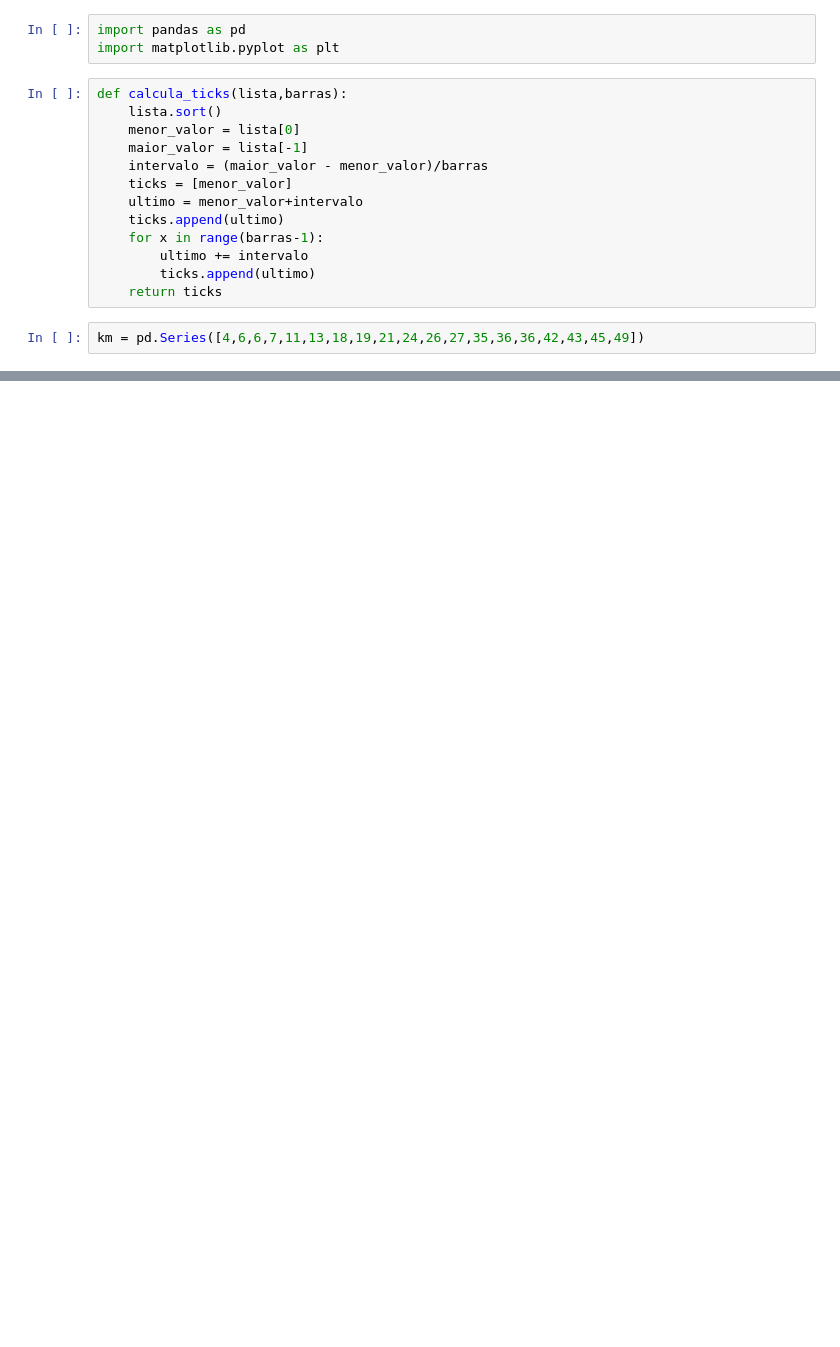
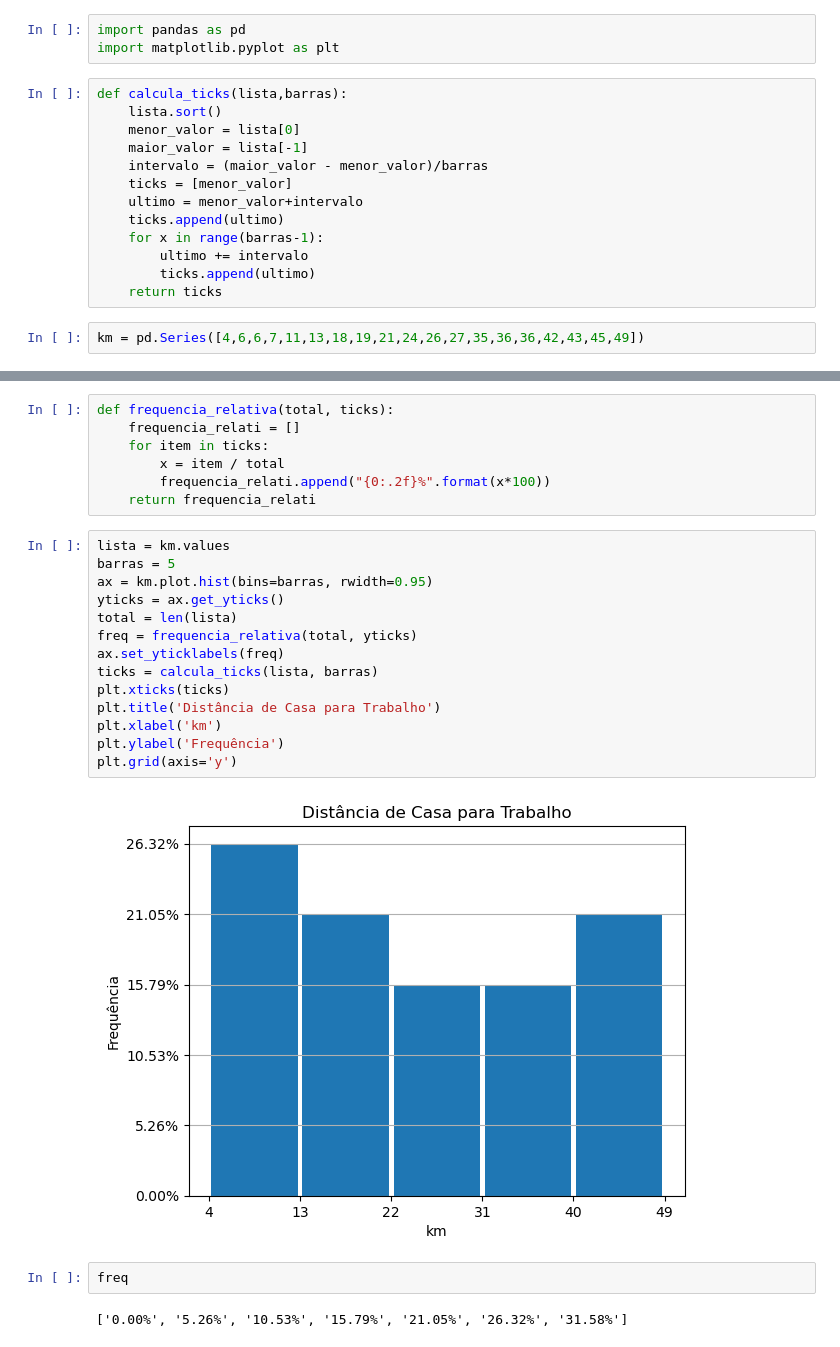
Before and after one commit to phillrog/py-machine-learning, a Jupyter notebook: notebooks/7 - Estatística/02 - Frequência Relativa.ipynb, the cells around one changed output, grey strips where cells are left out. Drawn from its saved outputs; the diff is of its cells as text; blank space fills up the shorter version.

Commit message:
calculo para identificar a percentagem de uma frequencia

```diff
--- a/notebooks/7 - Estatística/02 - Frequência Relativa.ipynb
+++ b/notebooks/7 - Estatística/02 - Frequência Relativa.ipynb
@@ -30,0 +39,27 @@ plt.grid(axis='y')
+# %%
+def frequencia_relativa(total, ticks):
+    frequencia_relati = []
+    for item in ticks:
+        x = item / total
+        frequencia_relati.append("{0:.2f}%".format(x*100))
+    return frequencia_relati
+# %%
+lista = km.values
+barras = 5
+ax = km.plot.hist(bins=barras, rwidth=0.95)
+yticks = ax.get_yticks()
+total = len(lista)
+freq = frequencia_relativa(total, yticks)
+ax.set_yticklabels(freq)
+ticks = calcula_ticks(lista, barras)
+plt.xticks(ticks)
+plt.title('Distância de Casa para Trabalho')
+plt.xlabel('km')
+plt.ylabel('Frequência')
+plt.grid(axis='y')
+# %% [output]
+[figure, added]
+# %%
+freq
+# %% [output]
+['0.00%', '5.26%', '10.53%', '15.79%', '21.05%', '26.32%', '31.58%']
```
Also changed, not shown: parts of 3 cells of this notebook.
